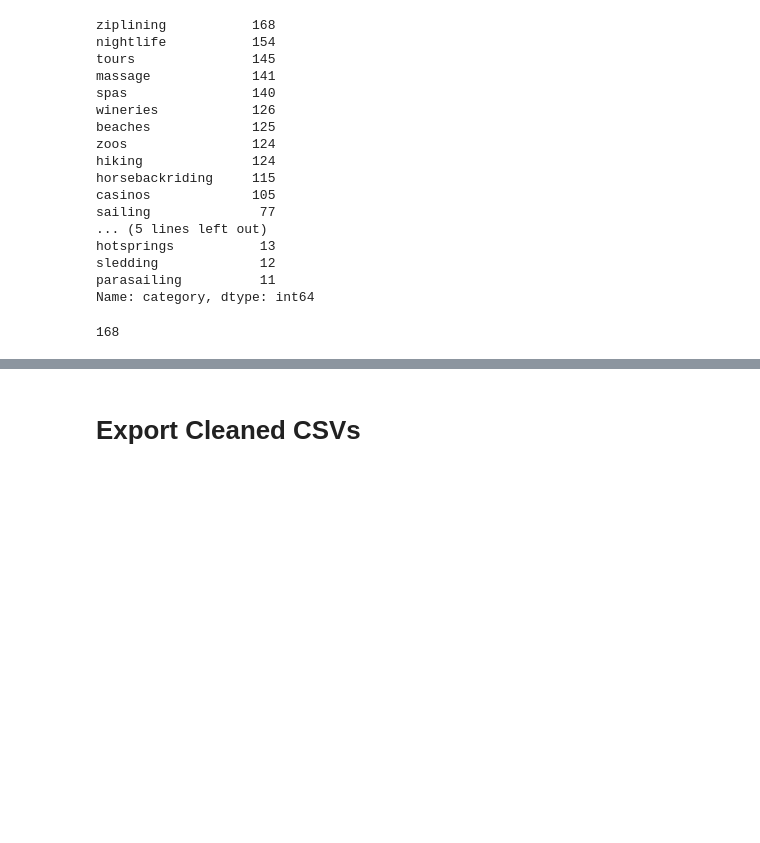
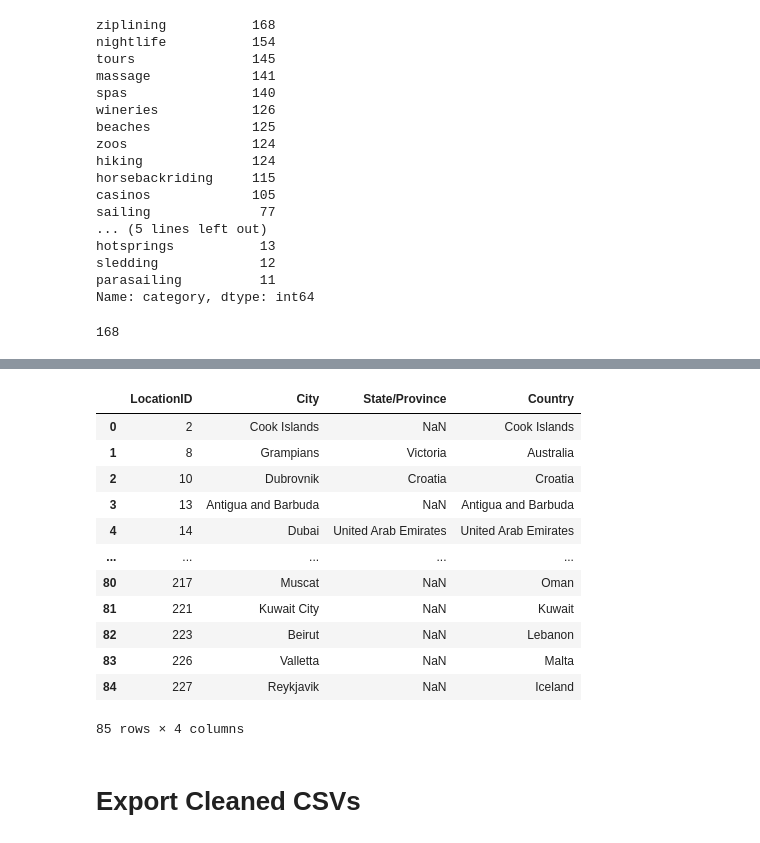
Before and after one commit to mugsiemx/honeymoon-dashboard, a Jupyter notebook: API_Calls/Yelp!API.ipynb, the cells around one changed output, grey strips where cells are left out. Drawn from its saved outputs; the diff is of its cells as text; code cells hidden in the pictures; blank space fills up the shorter version.

```diff
--- a/API_Calls/Yelp!API.ipynb
+++ b/API_Calls/Yelp!API.ipynb
@@ -291,7 +351,21 @@ value_counts
 # %%
-# null_df = null_df[['locationID','City','State/Province','Country']]
-# null_df.reset_index(inplace=True, drop=True)
-# null_df
+null_df = null_df[['LocationID','City','State/Province','Country']]
+null_df.reset_index(inplace=True, drop=True)
+null_df
+# %% [output]
+|  | LocationID | City | State/Province | Country |
+| 0 | 2 | Cook Islands | NaN | Cook Islands |
+| 1 | 8 | Grampians | Victoria | Australia |
+| 2 | 10 | Dubrovnik | Croatia | Croatia |
+| 3 | 13 | Antigua and Barbuda | NaN | Antigua and Barbuda |
+| 4 | 14 | Dubai | United Arab Emirates | United Arab Emirates |
+| ... | ... | ... | ... | ... |
+| 80 | 217 | Muscat | NaN | Oman |
+| 81 | 221 | Kuwait City | NaN | Kuwait |
+| 82 | 223 | Beirut | NaN | Lebanon |
+| 83 | 226 | Valletta | NaN | Malta |
+| 84 | 227 | Reykjavik | NaN | Iceland |
+85 rows × 4 columns
 # %% [markdown]
 # Export Cleaned CSVs
 # %%
```
Also changed, not shown: parts of 9 cells of this notebook, 2 other files.
